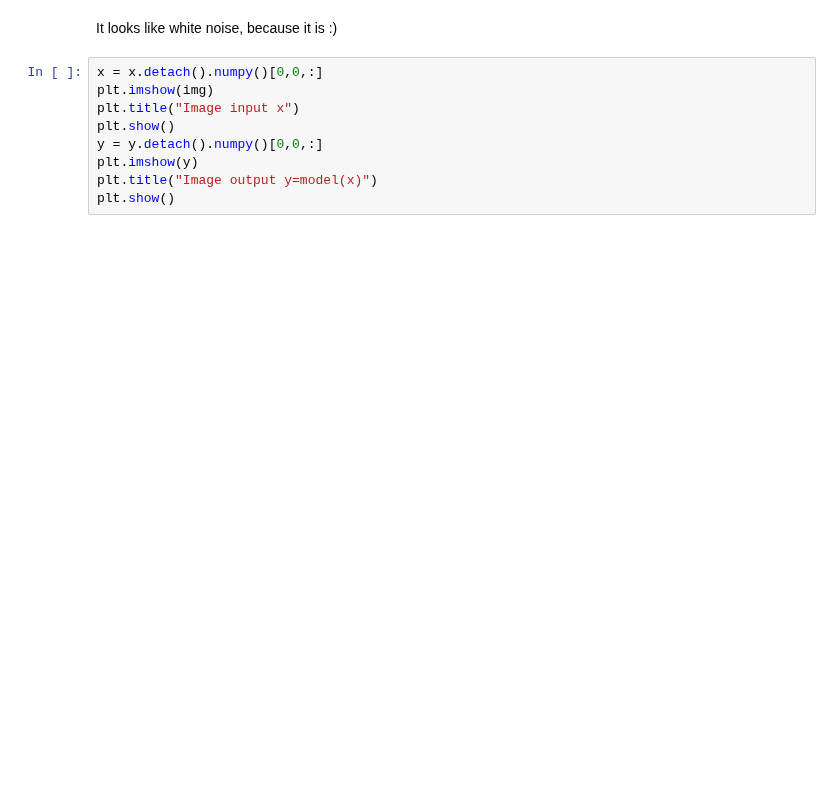
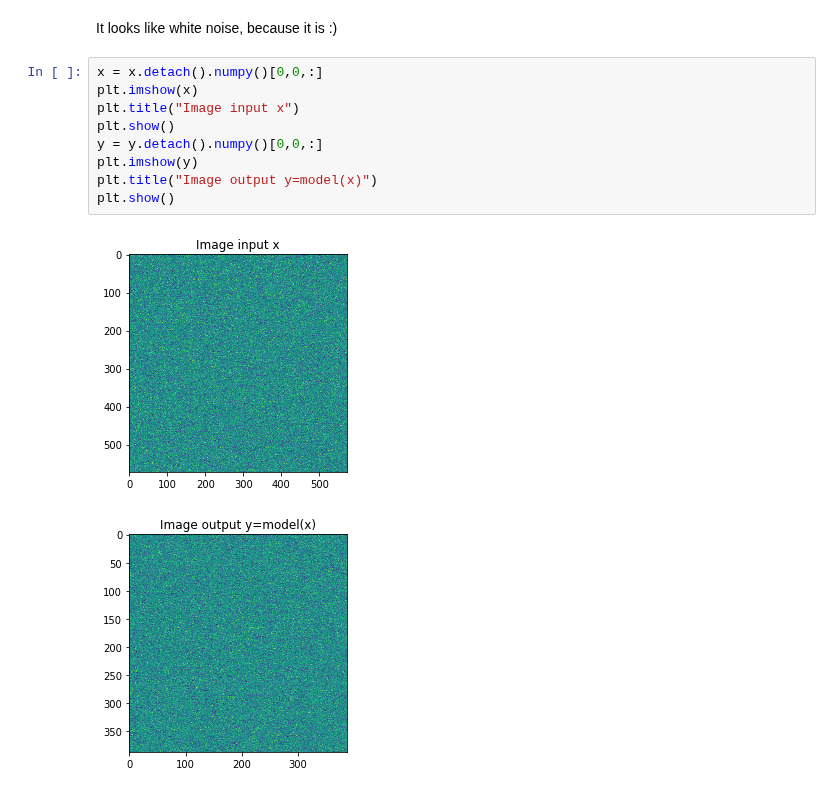
Before and after one commit to riccardocadei/photovoltaic-detection, a Jupyter notebook: model/model.ipynb, the cells around one changed output. Saved outputs shown, nothing was run; the diff lists cells and outputs as text; blank space fills up the shorter version.

```diff
--- a/model/model.ipynb
+++ b/model/model.ipynb
@@ -23,10 +46,13 @@ print(y.shape,x.shape)
 It looks like white noise, because it is :)
 # %%
 x = x.detach().numpy()[0,0,:]
-plt.imshow(img)
+plt.imshow(x)
 plt.title("Image input x")
 plt.show()
 y = y.detach().numpy()[0,0,:]
 plt.imshow(y)
 plt.title("Image output y=model(x)")
 plt.show()
+# %% [output]
+[figure, added]
+[figure, added]
```
Also changed, not shown: parts of 3 cells of this notebook, 1 other file.
